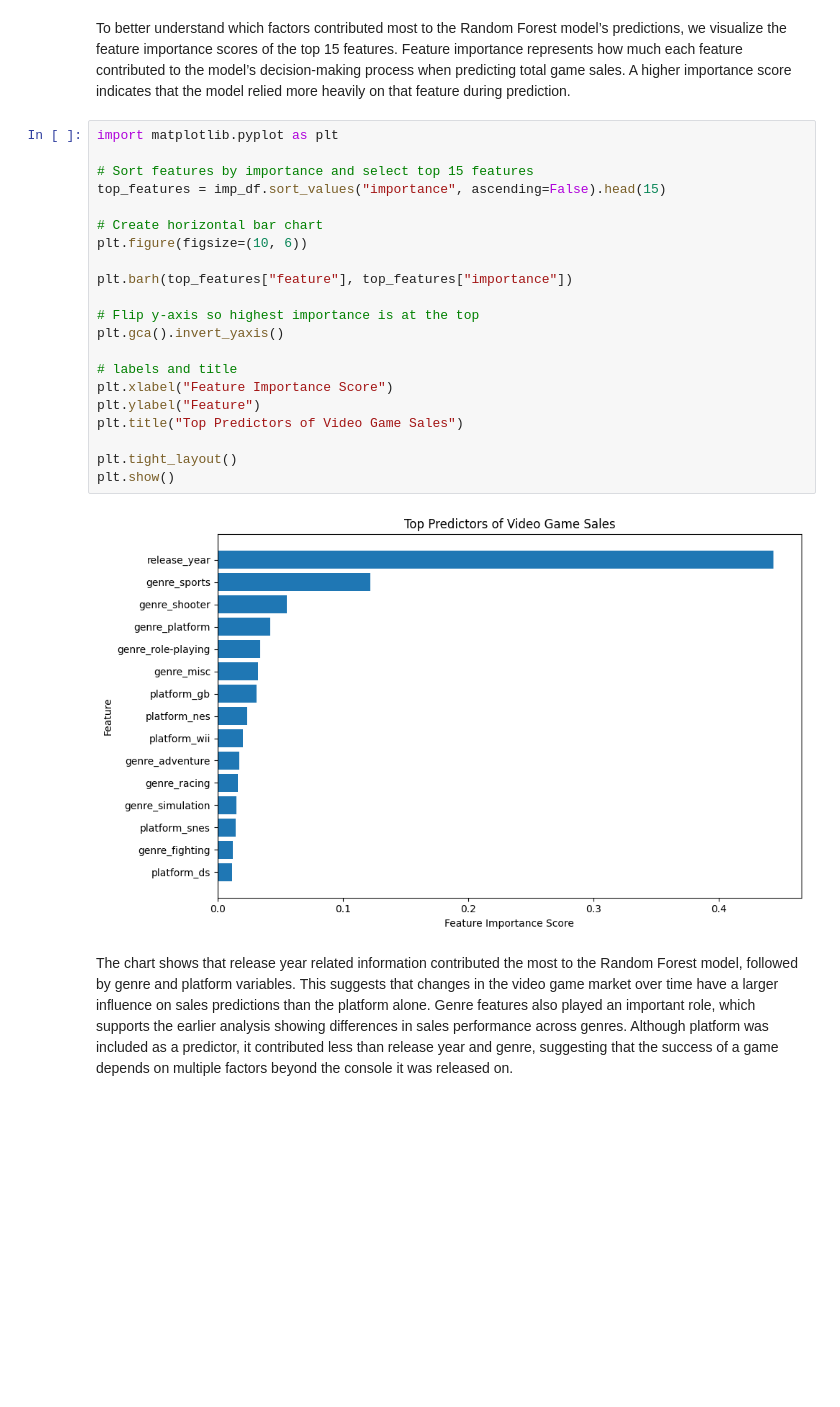
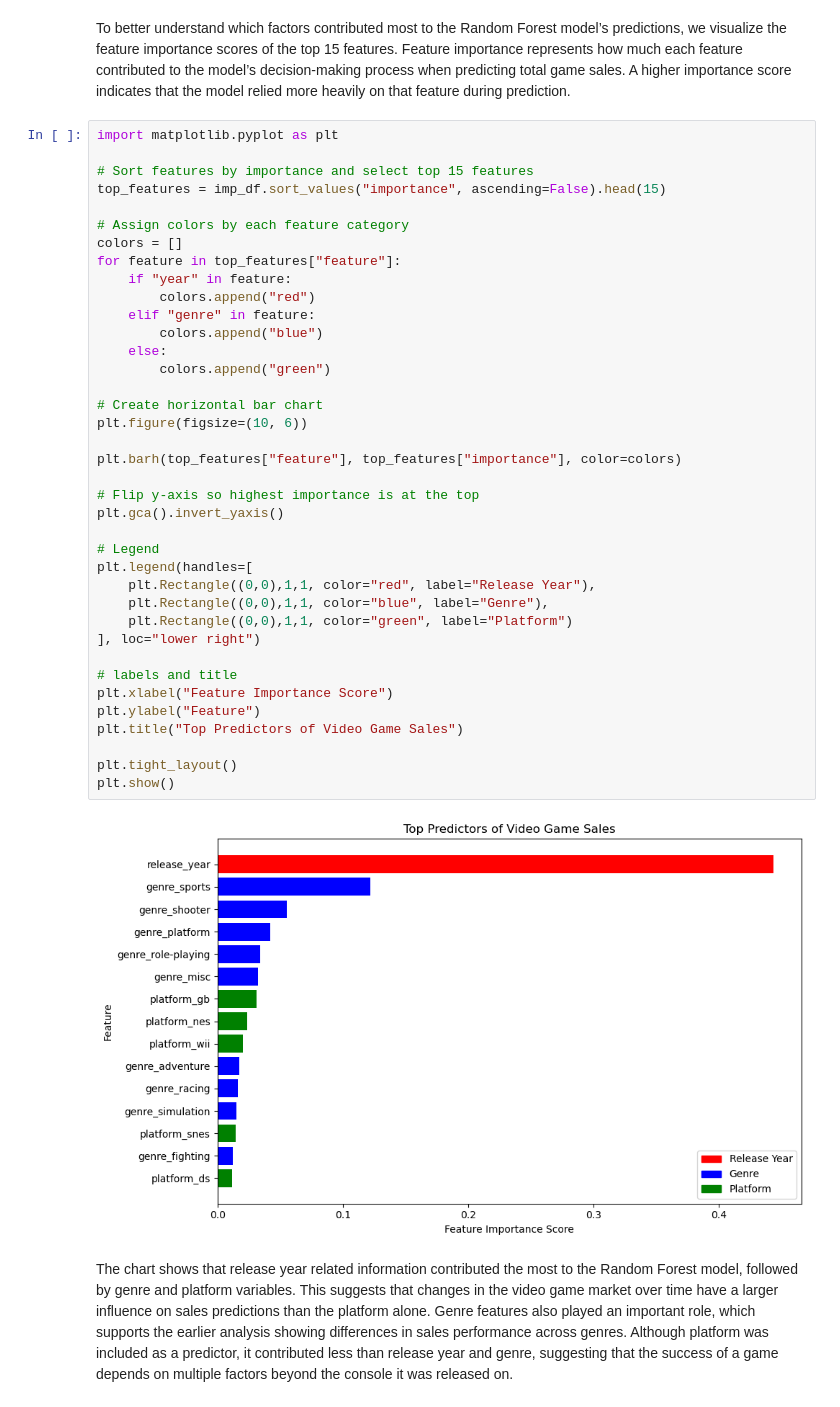
Before and after one commit to JericoJr/CMSC320_Final_Project, a Jupyter notebook: CMSC320_FinalProject_Checkpoint2.ipynb, the cells around one changed output. Cells and saved outputs as stored; diff of their text form; blank space fills up the shorter version.

Commit message:
added legends to visualization

```diff
--- a/CMSC320_FinalProject_Checkpoint2.ipynb
+++ b/CMSC320_FinalProject_Checkpoint2.ipynb
@@ -878,25 +880,42 @@ To better understand which factors contributed most to the Random Forest model
 # %%
 import matplotlib.pyplot as plt
 
 # Sort features by importance and select top 15 features
 top_features = imp_df.sort_values("importance", ascending=False).head(15)
 
+# Assign colors by each feature category
+colors = []
+for feature in top_features["feature"]:
+    if "year" in feature:
+        colors.append("red")
+    elif "genre" in feature:
+        colors.append("blue")
+    else:
+        colors.append("green")
+
 # Create horizontal bar chart
 plt.figure(figsize=(10, 6))
 
-plt.barh(top_features["feature"], top_features["importance"])
+plt.barh(top_features["feature"], top_features["importance"], color=colors)
 
 # Flip y-axis so highest importance is at the top
 plt.gca().invert_yaxis()
+
+# Legend
+plt.legend(handles=[
+    plt.Rectangle((0,0),1,1, color="red", label="Release Year"),
+    plt.Rectangle((0,0),1,1, color="blue", label="Genre"),
+    plt.Rectangle((0,0),1,1, color="green", label="Platform")
+], loc="lower right")
 
 # labels and title
 plt.xlabel("Feature Importance Score")
 plt.ylabel("Feature")
 plt.title("Top Predictors of Video Game Sales")
 
 plt.tight_layout()
 plt.show()
 # %% [output]
-[figure, old version]
+[figure, new version]
 # %% [markdown]
 The chart shows that release year related information contributed the most to the Random Forest model, followed by genre and platform variables. This suggests that changes in the video game market over time have a larger influence on sales predictions than the platform alone. Genre features also played an important role, which supports the earlier analysis showing differences in sales performance across genres. Although platform was included as a predictor, it contributed less than release year and genre, suggesting that the success of a game depends on multiple factors beyond the console it was released on.
```
Also changed, not shown: parts of 7 cells of this notebook.
